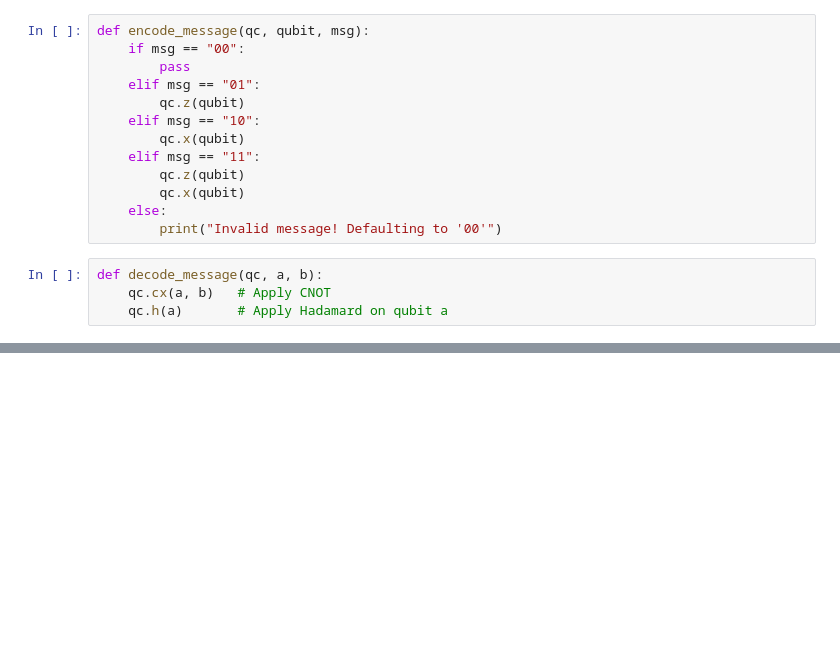
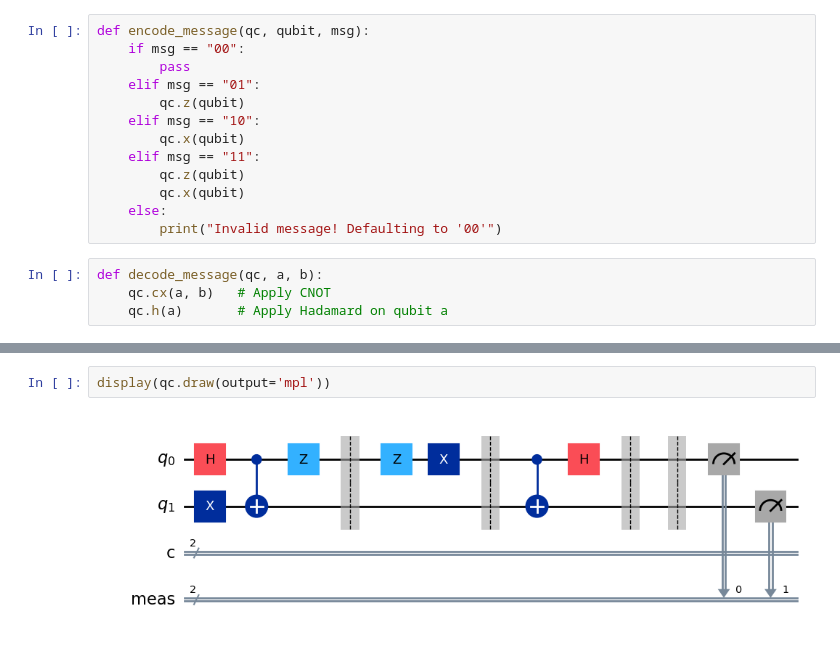
Before and after one commit to Abhijith-E/QuantumComputing, a Jupyter notebook: Lab7.ipynb, the cells around one changed output, grey strips where cells are left out. Cells and saved outputs as stored; diff of their text form; blank space fills up the shorter version.

```diff
--- a/Lab7.ipynb
+++ b/Lab7.ipynb
@@ -74,0 +347,4 @@ Full measurement counts: {'11 00': 1024}
+# %%
+display(qc.draw(output='mpl'))
+# %% [output]
+[figure, added]
```
Also changed, not shown: parts of 14 cells of this notebook, 1 other file.
